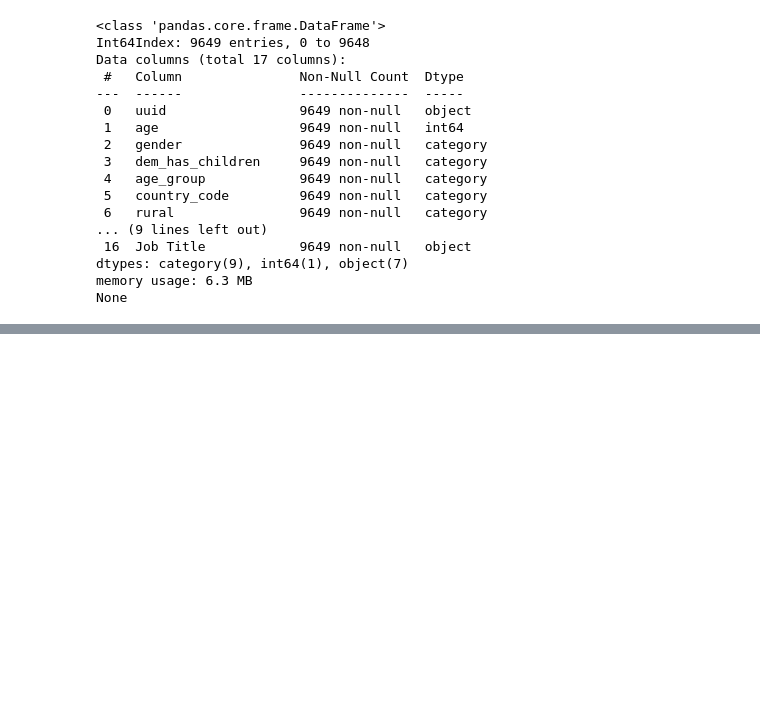
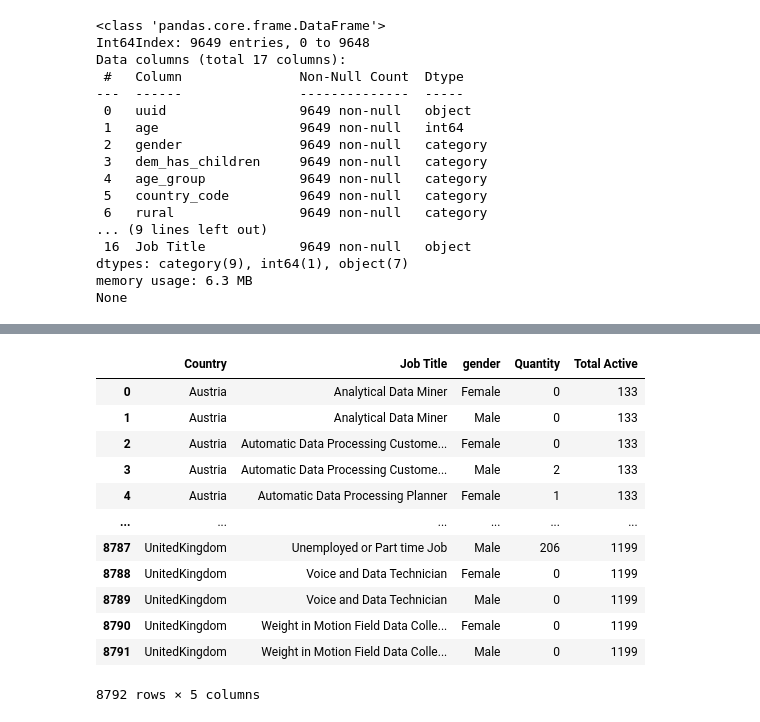
Before and after one commit to carpiero/Data_Pipeline_Jobs_Survey, a Jupyter notebook: notebooks/data_cleaning06.ipynb, the cells around one changed output, grey strips where cells are left out. Saved outputs shown, nothing was run; the diff lists cells and outputs as text; code cells hidden in the pictures; blank space fills up the shorter version.

```diff
--- a/notebooks/data_cleaning06.ipynb
+++ b/notebooks/data_cleaning06.ipynb
@@ -32,0 +179,22 @@ d
+# %%
+list_country=final_table['Country'].unique().tolist()
+final_table['Total Active']= 0
+for x in list_country:
+    final_table.loc[final_table['Country']==x,'Total Active']=\
+     final_table.loc[final_table['Country'].str.contains(x),'Quantity'].sum()
+
+final_table
+# %% [output]
+|  | Country | Job Title | gender | Quantity | Total Active |
+| 0 | Austria | Analytical Data Miner | Female | 0 | 133 |
+| 1 | Austria | Analytical Data Miner | Male | 0 | 133 |
+| 2 | Austria | Automatic Data Processing Custome... | Female | 0 | 133 |
+| 3 | Austria | Automatic Data Processing Custome... | Male | 2 | 133 |
+| 4 | Austria | Automatic Data Processing Planner | Female | 1 | 133 |
+| ... | ... | ... | ... | ... | ... |
+| 8787 | UnitedKingdom | Unemployed or Part time Job | Male | 206 | 1199 |
+| 8788 | UnitedKingdom | Voice and Data Technician | Female | 0 | 1199 |
+| 8789 | UnitedKingdom | Voice and Data Technician | Male | 0 | 1199 |
+| 8790 | UnitedKingdom | Weight in Motion Field Data Colle... | Female | 0 | 1199 |
+| 8791 | UnitedKingdom | Weight in Motion Field Data Colle... | Male | 0 | 1199 |
+8792 rows × 5 columns
```
Also changed, not shown: parts of 25 cells of this notebook.
